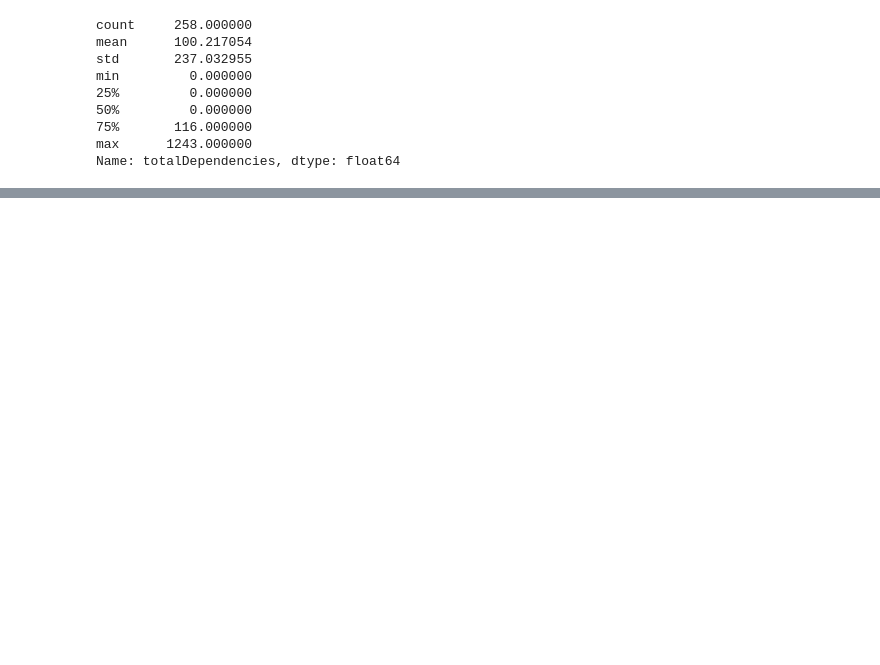
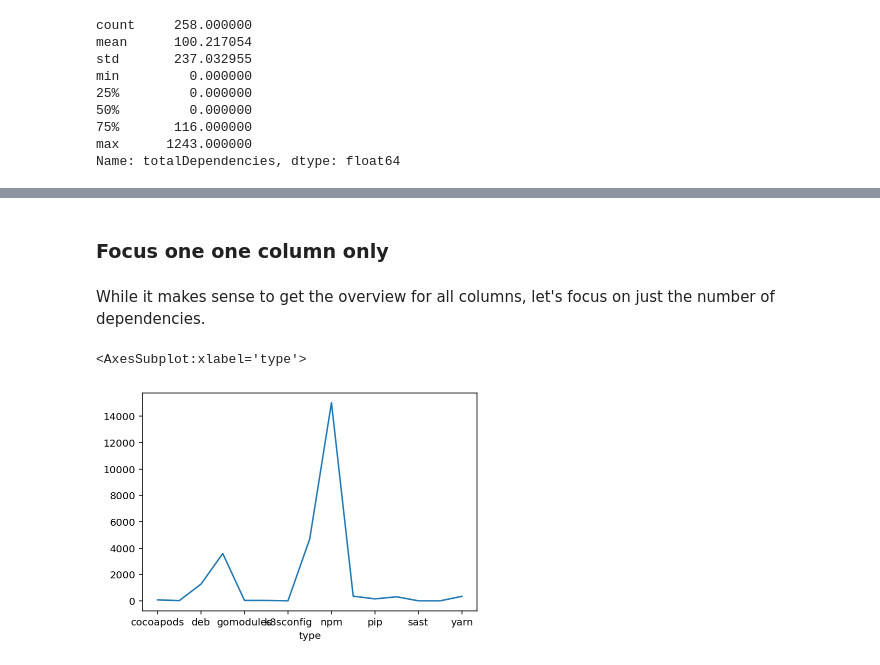
Before and after one commit to mcsnyk/Seb-snyk-api-workshop, a Jupyter notebook: Snyk API Workshop.ipynb, the cells around one changed output, grey strips where cells are left out. Cells and saved outputs as stored; diff of their text form; code cells hidden in the pictures; blank space fills up the shorter version.

```diff
--- a/Snyk API Workshop.ipynb
+++ b/Snyk API Workshop.ipynb
@@ -21,6 +21,14 @@ pip3 install matplotlib pandas pysnyk
 # %%
 import snyk
 import pandas as pd
+import matplotlib as mpl
+import matplotlib.pyplot as plt
+
+plt.rcParams['figure.dpi'] = 300
+plt.rcParams['savefig.dpi'] = 300
+
+%config InlineBackend.figure_format = 'retina'
+%config InlineBackend.dpi = 300
 # %% [markdown]
 Let's get connected. We start by creating a SnykClient instance. This is the Python interface to the Snyk API.
 
@@ -82,3 +88,7 @@ Start by fetching all projects and store them in the `projects` variable.
 # %%
-# Fetch all projects.
+# Fetch all projects. Notice this one takes a bit of time because a actual query to the API is made.
 projects = org.projects.all()
+projectsFrame = pd.DataFrame(projects)
+
+# Let's inspect the columns first.
+print(projectsFrame.columns)
@@ -157,0 +232,9 @@ pd.DataFrame(projects).groupby('type').sum()
+# %% [markdown]
+### Focus one one column only
+# %% [markdown]
+While it makes sense to get the overview for all columns, let's focus on just the number of dependencies.
+# %%
+projectsFrame.groupby('type')['totalDependencies'].sum().plot()
+# %% [output]
+<AxesSubplot:xlabel='type'>
+[figure, added]
```
Also changed, not shown: parts of 35 cells of this notebook.
